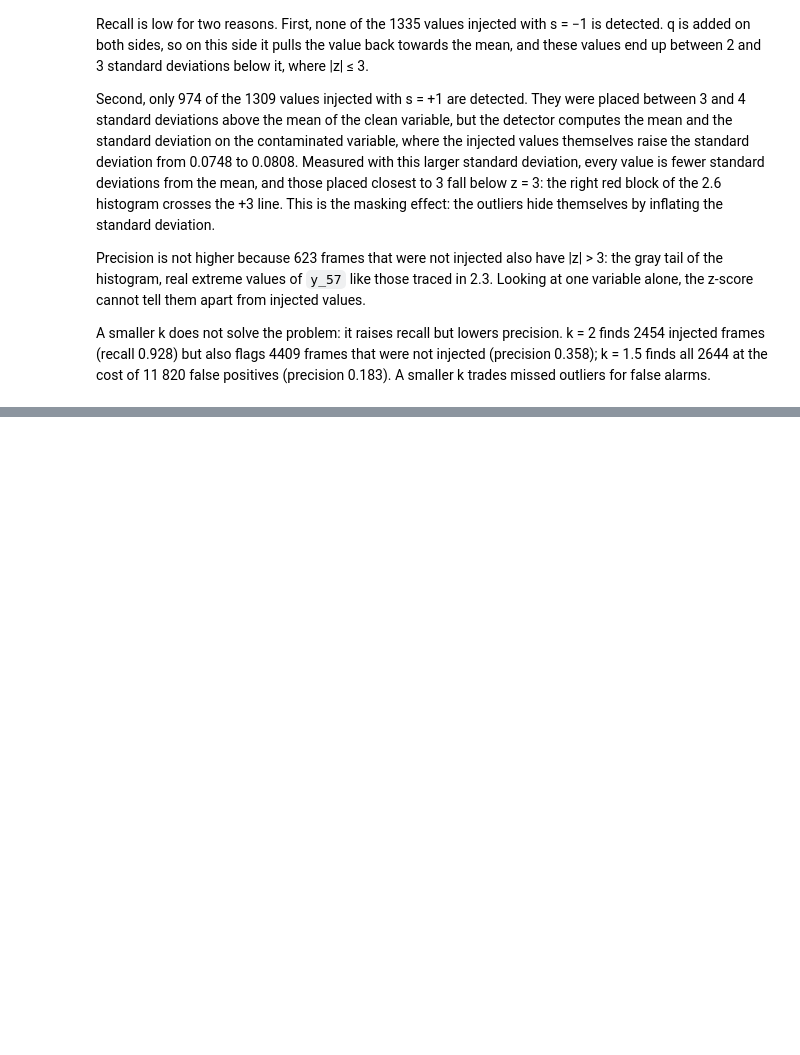
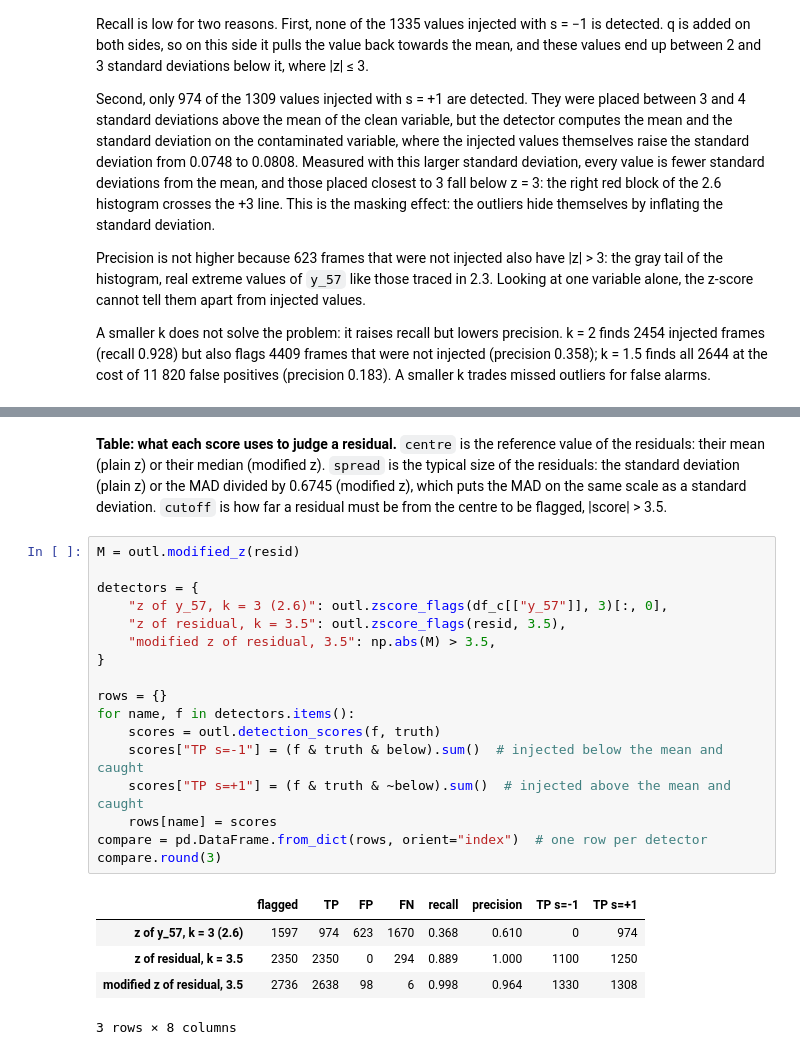
Before and after one commit to migasantunes/Emotion_Recognition, a Jupyter notebook: notebooks/02_quality.ipynb, the cells around one changed output, grey strips where cells are left out. Drawn from its saved outputs; the diff is of its cells as text; blank space fills up the shorter version.

```diff
--- a/notebooks/02_quality.ipynb
+++ b/notebooks/02_quality.ipynb
@@ -773,0 +814,25 @@ A smaller k does not solve the problem: it raises recall but lowers precision. k
+# %% [markdown]
+**Table: what each score uses to judge a residual.** `centre` is the reference value of the residuals: their mean (plain z) or their median (modified z). `spread` is the typical size of the residuals: the standard deviation (plain z) or the MAD divided by 0.6745 (modified z), which puts the MAD on the same scale as a standard deviation. `cutoff` is how far a residual must be from the centre to be flagged, |score| > 3.5.
+# %%
+M = outl.modified_z(resid)
+
+detectors = {
+    "z of y_57, k = 3 (2.6)": outl.zscore_flags(df_c[["y_57"]], 3)[:, 0],
+    "z of residual, k = 3.5": outl.zscore_flags(resid, 3.5),
+    "modified z of residual, 3.5": np.abs(M) > 3.5,
+}
+
+rows = {}
+for name, f in detectors.items():
+    scores = outl.detection_scores(f, truth)
+    scores["TP s=-1"] = (f & truth & below).sum()  # injected below the mean and caught
+    scores["TP s=+1"] = (f & truth & ~below).sum()  # injected above the mean and caught
+    rows[name] = scores
+compare = pd.DataFrame.from_dict(rows, orient="index")  # one row per detector
+compare.round(3)
+# %% [output]
+|  | flagged | TP | FP | FN | recall | precision | TP s=-1 | TP s=+1 |
+| z of y_57, k = 3 (2.6) | 1597 | 974 | 623 | 1670 | 0.368 | 0.610 | 0 | 974 |
+| z of residual, k = 3.5 | 2350 | 2350 | 0 | 294 | 0.889 | 1.000 | 1100 | 1250 |
+| modified z of residual, 3.5 | 2736 | 2638 | 98 | 6 | 0.998 | 0.964 | 1330 | 1308 |
+3 rows × 8 columns
```
Also changed, not shown: parts of 11 cells of this notebook, 1 other file.
